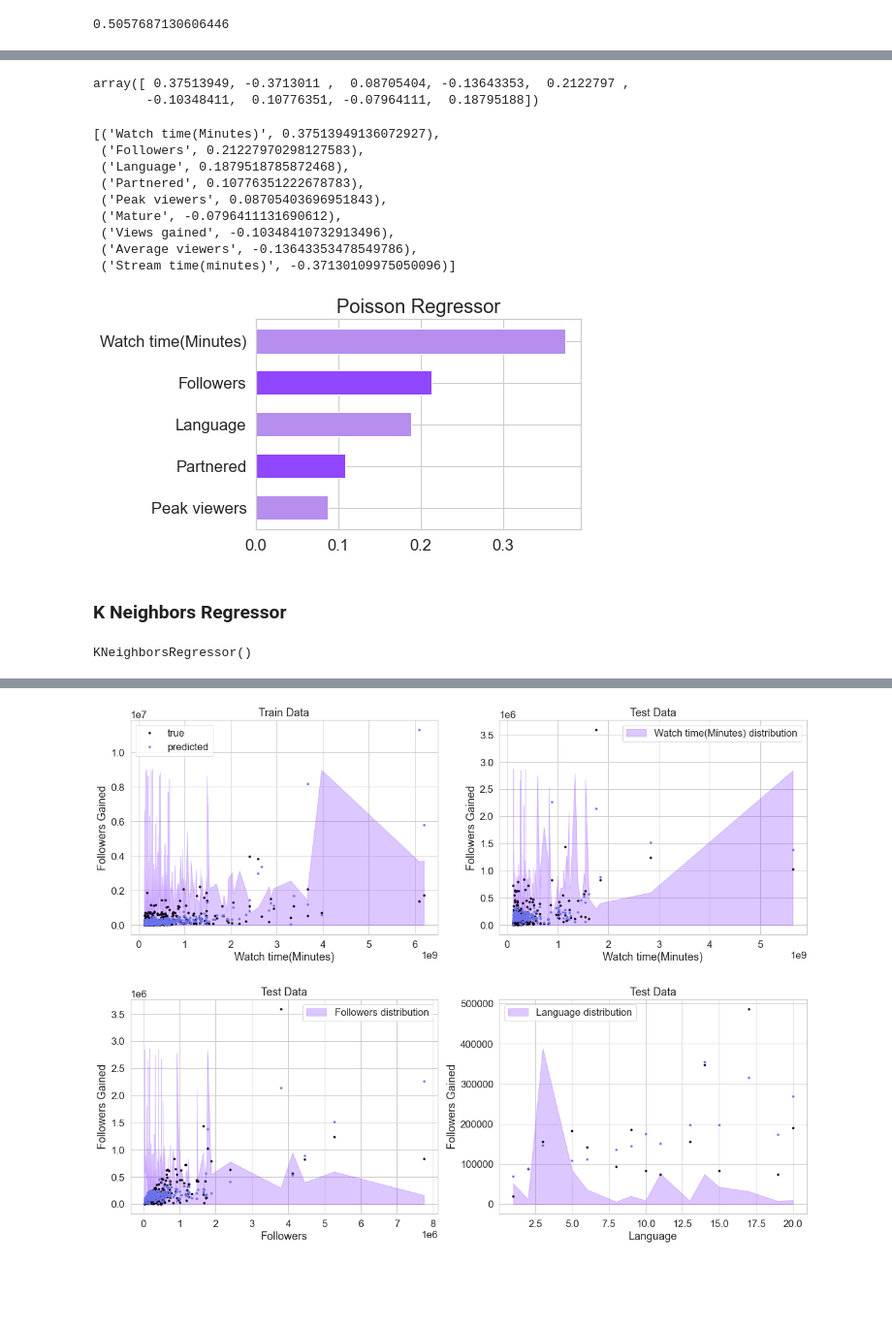
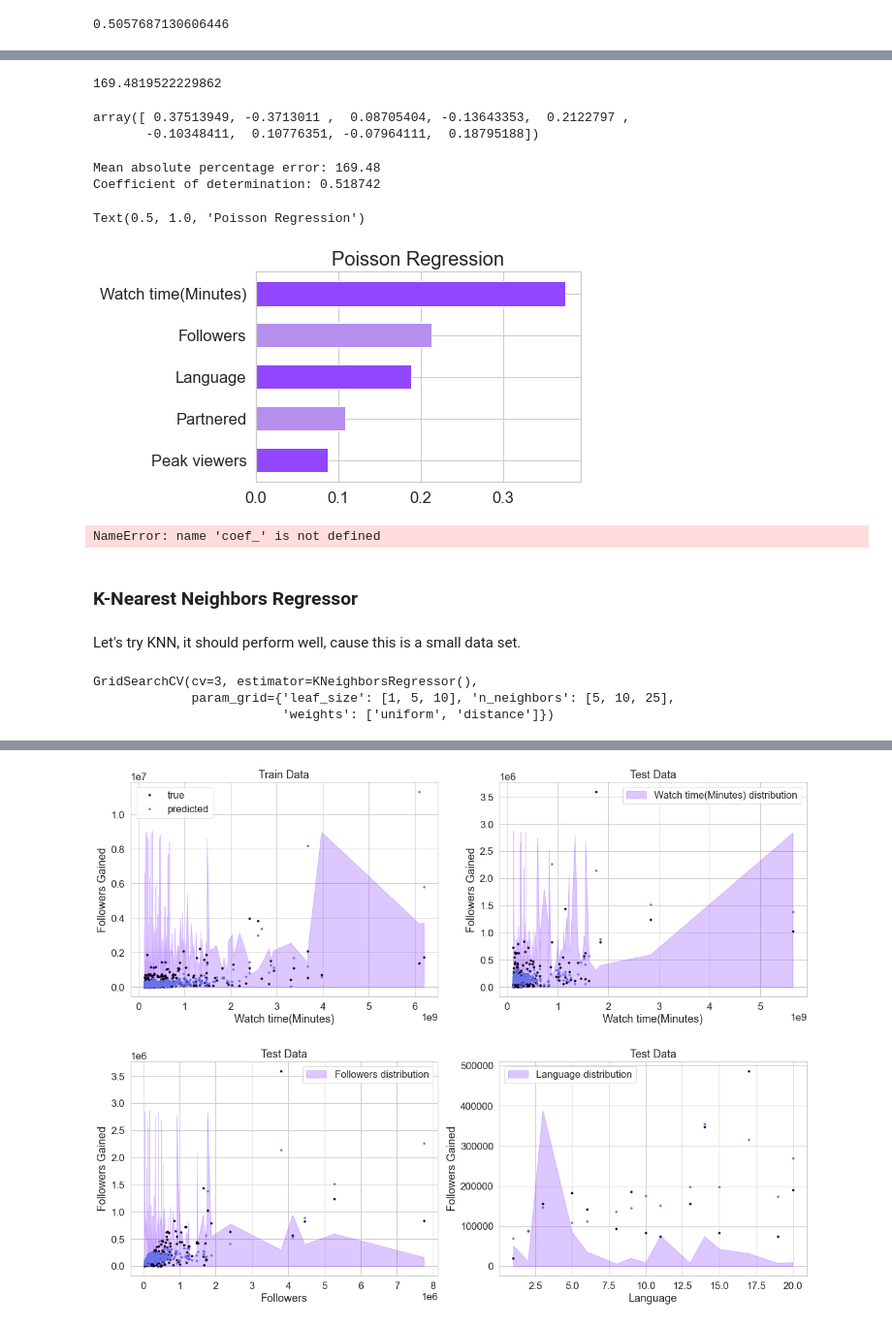
Before and after one commit to oklena/Live_Stream_Data_Analysis, a Jupyter notebook: notebooks/exploratory/EDA_twitch_data.ipynb, the cells around one changed output, grey strips where cells are left out. Shown at 97% size. Saved outputs shown, nothing was run; the diff lists cells and outputs as text; code cells hidden in the pictures; blank space fills up the shorter version.

```diff
--- a/notebooks/exploratory/EDA_twitch_data.ipynb
+++ b/notebooks/exploratory/EDA_twitch_data.ipynb
@@ -442,0 +558,7 @@ plt.savefig("../../reports/figures/RF_5_feature_importances.png", bbox_inches='t
+# %%
+X_train_pr, X_test_pr, y_train_pr, y_test_pr = train_test_split(X_pr, y_pr, random_state=42, test_size=0.25)
+# %%
+ss = StandardScaler()
+ss.fit(X_train_pr)
+X_t_ss = ss.transform(X_train_pr)
+X_test_ss = ss.transform(X_test_pr)
@@ -472,4 +570,4 @@ y_train
 # %%
-pr.fit(X_t_ss, y_train)
+pr.fit(X_t_ss, y_train_pr)
 # %% [output]
 PoissonRegressor(max_iter=1000)
@@ -476,5 +578,5 @@ PoissonRegressor(max_iter=1000)
 # %%
-pr.fit(X_test_ss, y_test)
+pr.fit(X_test_ss, y_test_pr)
 # %% [output]
 PoissonRegressor(max_iter=1000)
 # %%
@@ -500,19 +602,19 @@ mean_absolute_percentage_error(y_test, y_pred_pr1)
+# %%
+
+MAPE(y_test_pr, y_pred_pr1)
+# %% [output]
+169.4819522229862
 # %%
 pr.coef_
 # %% [output]
 array([ 0.37513949, -0.3713011 ,  0.08705404, -0.13643353,  0.2122797 ,
        -0.10348411,  0.10776351, -0.07964111,  0.18795188])
-# %%
-rfr_summary = list(zip(X_train.columns, pr.coef_))
-rfr_summary = sorted(rfr_summary,key=itemgetter(1), reverse=True)
-rfr_summary
-# %% [output]
-[('Watch time(Minutes)', 0.37513949136072927),
- ('Followers', 0.21227970298127583),
- ('Language', 0.1879518785872468),
- ('Partnered', 0.10776351222678783),
- ('Peak viewers', 0.08705403696951843),
- ('Mature', -0.0796411131690612),
- ('Views gained', -0.10348410732913496),
- ('Average viewers', -0.13643353478549786),
- ('Stream time(minutes)', -0.37130109975050096)]
+# %%
+print('Mean absolute percentage error: %.2f'
+      % MAPE(y_test_pr, y_pred_pr1))
+# The coefficient of determination: 1 is perfect prediction
+print('Coefficient of determination: %2f'
+      % r2_score(y_test_pr, y_pred_pr1))
+# %% [output]
+Mean absolute percentage error: 169.48
+Coefficient of determination: 0.518742
@@ -519,16 +623,23 @@ rfr_summary
 # %%
-pr_ylabel = [i[0] for i in rfr_summary][:5]
-pr_xlabel = [i[1] for i in rfr_summary][:5]
+summary = list(zip(X_train_pr.columns, pr.coef_))
+summary = sorted(summary, key=itemgetter(1), reverse=True)
+summary
+ylabel = [i[0] for i in summary][:5]
+xlabel = [i[1] for i in summary][:5]
 fig, ax = plt.subplots()
 
-ax.barh(pr_ylabel, pr_xlabel, height=0.6, color=[ppt_colors[4], ppt_colors[0]])
+ax.barh(ylabel, xlabel, height=0.6, color=['#9146ff', '#b58eee'])
 ax.invert_yaxis()
 
-ax.axes.set_title('Poisson Regressor', fontsize=20)
-
-
-plt.savefig("../../reports/figures/PR_5_feature_importances.png", bbox_inches='tight', dpi=400)
+ax.axes.set_title('Poisson Regression', fontsize=20)
 # %% [output]
+Text(0.5, 1.0, 'Poisson Regression')
-[figure, old version]
+[figure, new version]
+# %%
+plot_top5_feature_importances(pr, X_train_pr, 'Poisson Regressor', coef_)
+
+#plt.savefig("../../reports/figures/PR_5_feature_importances.png", bbox_inches='tight', dpi=400)
+# %% [output]
+NameError: name 'coef_' is not defined
 # %% [markdown]
-### K Neighbors Regressor
+### K-Nearest Neighbors Regressor
@@ -536,0 +646,2 @@ knr = KNeighborsRegressor(n_neighbors=5)
+# %% [markdown]
+Let's try KNN, it should perform well, cause this is a small data set.
@@ -537,4 +661,6 @@ knr = KNeighborsRegressor(n_neighbors=5)
 # %%
-knr.fit(X_train, y_train)
+gs_knn.fit(X_train, y_train)
 # %% [output]
-KNeighborsRegressor()
+GridSearchCV(cv=3, estimator=KNeighborsRegressor(),
+             param_grid={'leaf_size': [1, 5, 10], 'n_neighbors': [5, 10, 25],
+                         'weights': ['uniform', 'distance']})
```
Also changed, not shown: parts of 110 cells of this notebook.
